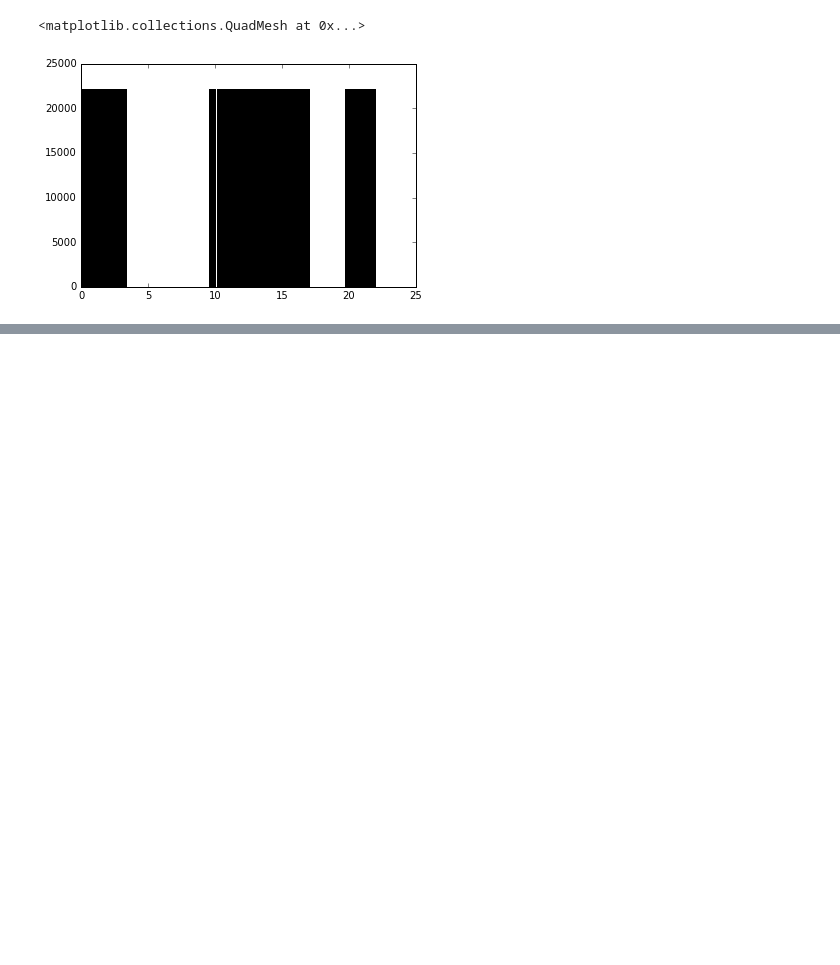
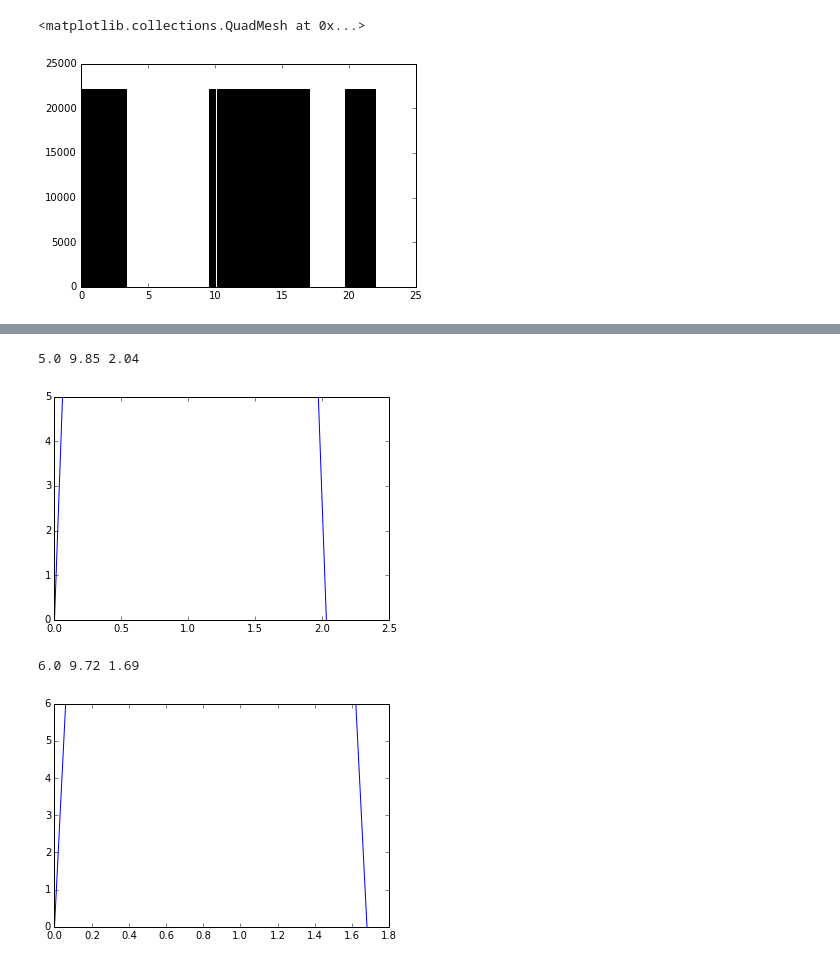
Before and after one commit to pleopard93/OpenSpirometryAnalysis, a Jupyter notebook: Sandbox.ipynb, the cells around one changed output, grey strips where cells are left out. Saved outputs shown, nothing was run; the diff lists cells and outputs as text; code cells hidden in the pictures; blank space fills up the shorter version.

Commit message:
Adding rise time waveform function

```diff
--- a/Sandbox.ipynb
+++ b/Sandbox.ipynb
@@ -227,0 +228,35 @@ for i,PEF in enumerate([5.0,6.0,7.0,8.0,9.0,10.0,11.0]):
+# %%
+def create_custom_wf_rise(data,name):
+    import numpy as np
+    from matplotlib import pyplot as plt
+    %matplotlib inline
+
+    PEF = data[0]
+    rise = data[1]
+    fs = 100
+    with open('%s.wf'%(name),'w') as f:
+        f.write('[Header]\n')
+        f.write('Group=OpenSpiro\nName=%s\nType=FT\nFreq=%d\nExpStart=0\n\n'%((name,fs)))
+
+        FVC = 20
+        numpoints = 500
+        while FVC >= 10:
+            numpoints = numpoints-5
+            data = np.linspace(0,PEF,int(PEF/rise*fs) + 1)
+            data = np.hstack((data,np.ones((numpoints))*PEF,data[::-1]))
+            FVC = np.sum(data/float(fs))
+
+        f.write('[Parameters]\nPEF=%.4f\nFVC=%.4f\n\n[Data]\n'%((PEF,FVC)))
+        for num in data:
+            f.write('%.4f\n'%(num))
+    print PEF, FVC, len(data)/float(fs)
+    plt.plot(np.array(range(len(data)))/float(fs),data)
+    plt.show()
+# %%
+for i,data in enumerate([(5.0,80.0),(6.0,90.0)]):
+    create_custom_wf_rise(data,'Custom_Rise%02d'%(i+1))
+# %% [output]
+5.0 9.85 2.04
+[figure, added]
+6.0 9.72 1.69
+[figure, added]
```
Also changed, not shown: parts of 1 cell of this notebook.
